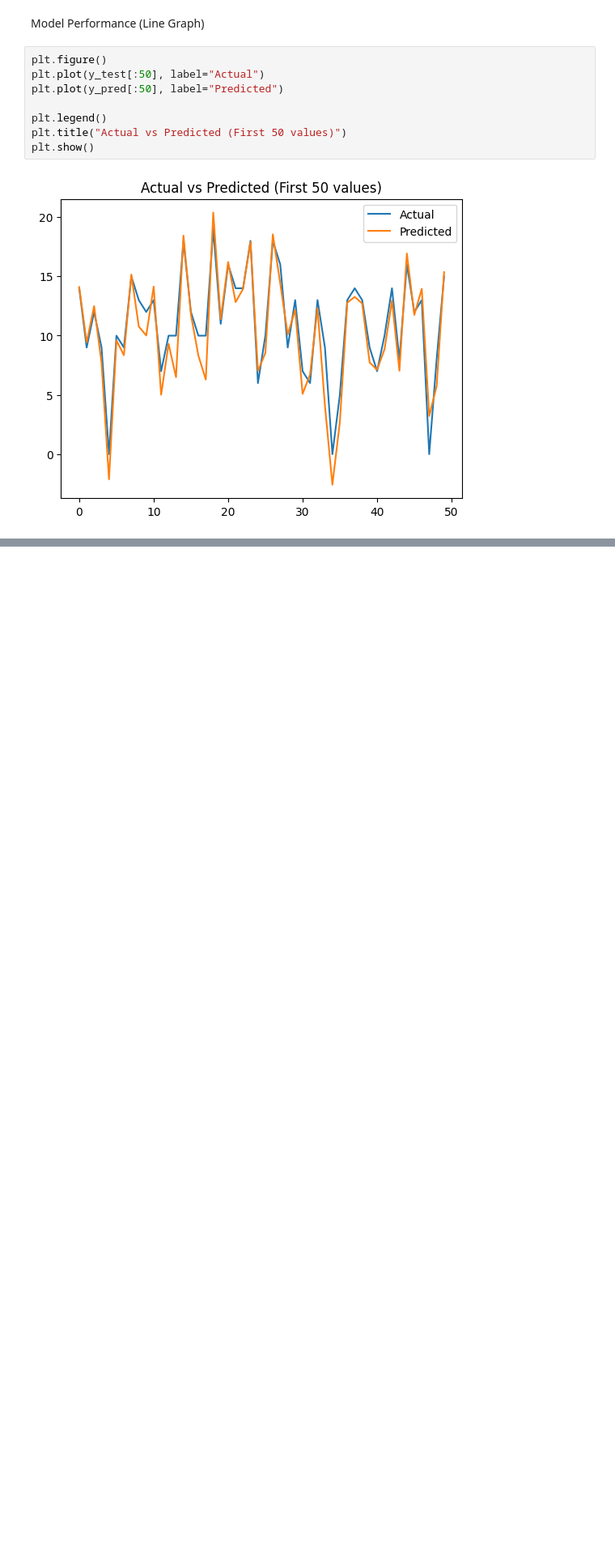
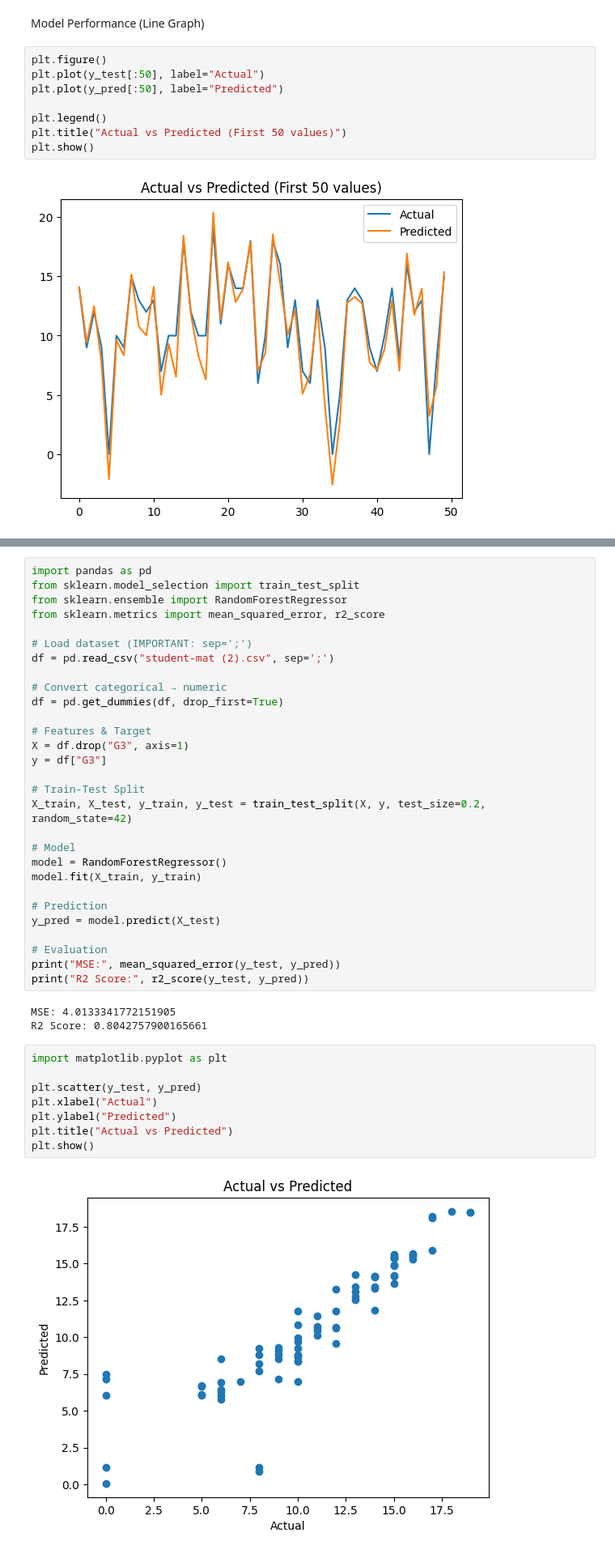
Before and after one commit to rasikacs23172/mechine-learning-tae, a Jupyter notebook: taemodule1.ipynb, the cells around one changed output, grey strips where cells are left out. Shown at 81% size. Drawn from its saved outputs; the diff is of its cells as text; blank space fills up the shorter version.

Commit message:
module-2 random forest

```diff
--- a/taemodule1.ipynb
+++ b/taemodule1.ipynb
@@ -194,0 +229,42 @@ plt.show()
+# %%
+import pandas as pd
+from sklearn.model_selection import train_test_split
+from sklearn.ensemble import RandomForestRegressor
+from sklearn.metrics import mean_squared_error, r2_score
+
+# Load dataset (IMPORTANT: sep=';')
+df = pd.read_csv("student-mat (2).csv", sep=';')
+
+# Convert categorical → numeric
+df = pd.get_dummies(df, drop_first=True)
+
+# Features & Target
+X = df.drop("G3", axis=1)
+y = df["G3"]
+
+# Train-Test Split
+X_train, X_test, y_train, y_test = train_test_split(X, y, test_size=0.2, random_state=42)
+
+# Model
+model = RandomForestRegressor()
+model.fit(X_train, y_train)
+
+# Prediction
+y_pred = model.predict(X_test)
+
+# Evaluation
+print("MSE:", mean_squared_error(y_test, y_pred))
+print("R2 Score:", r2_score(y_test, y_pred))
+# %% [output]
+MSE: 4.0133341772151905
+R2 Score: 0.8042757900165661
+# %%
+import matplotlib.pyplot as plt
+
+plt.scatter(y_test, y_pred)
+plt.xlabel("Actual")
+plt.ylabel("Predicted")
+plt.title("Actual vs Predicted")
+plt.show()
+# %% [output]
+[figure, added]
```
Also changed, not shown: parts of 17 cells of this notebook.
